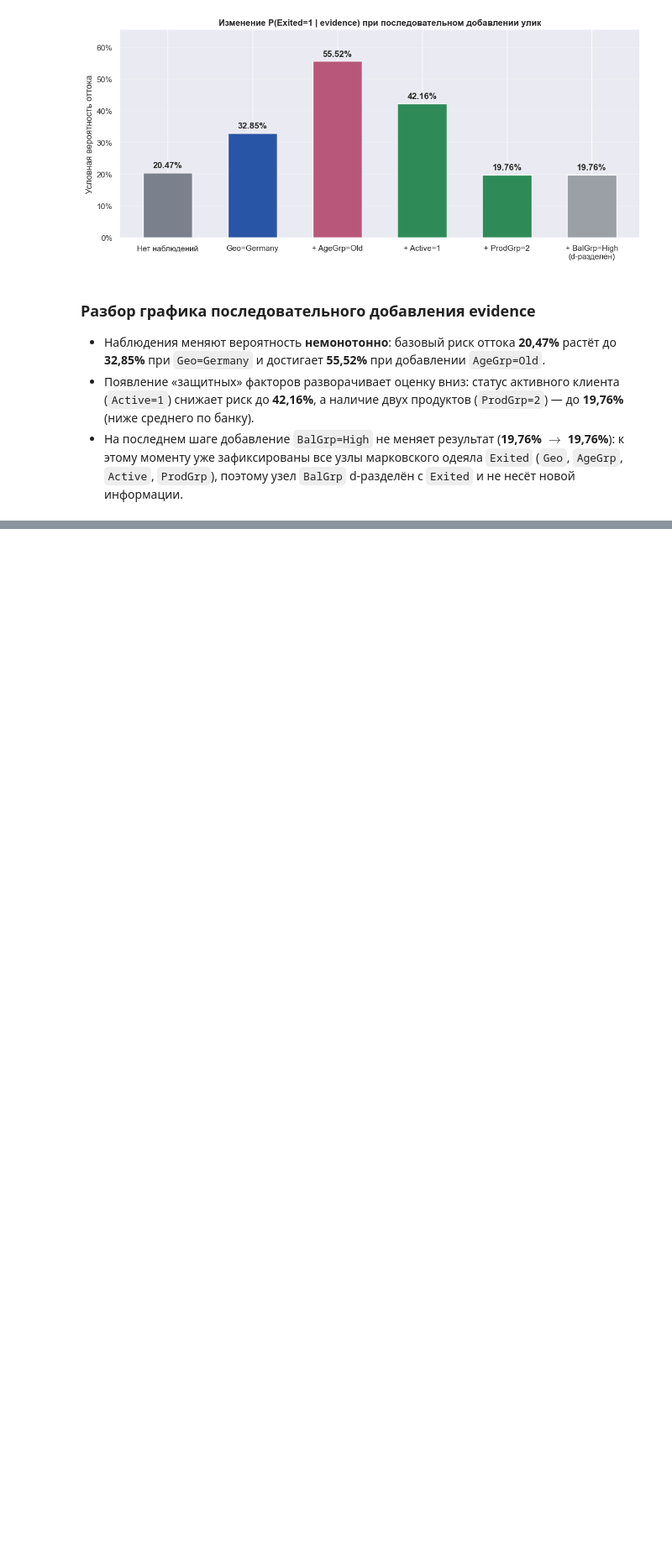
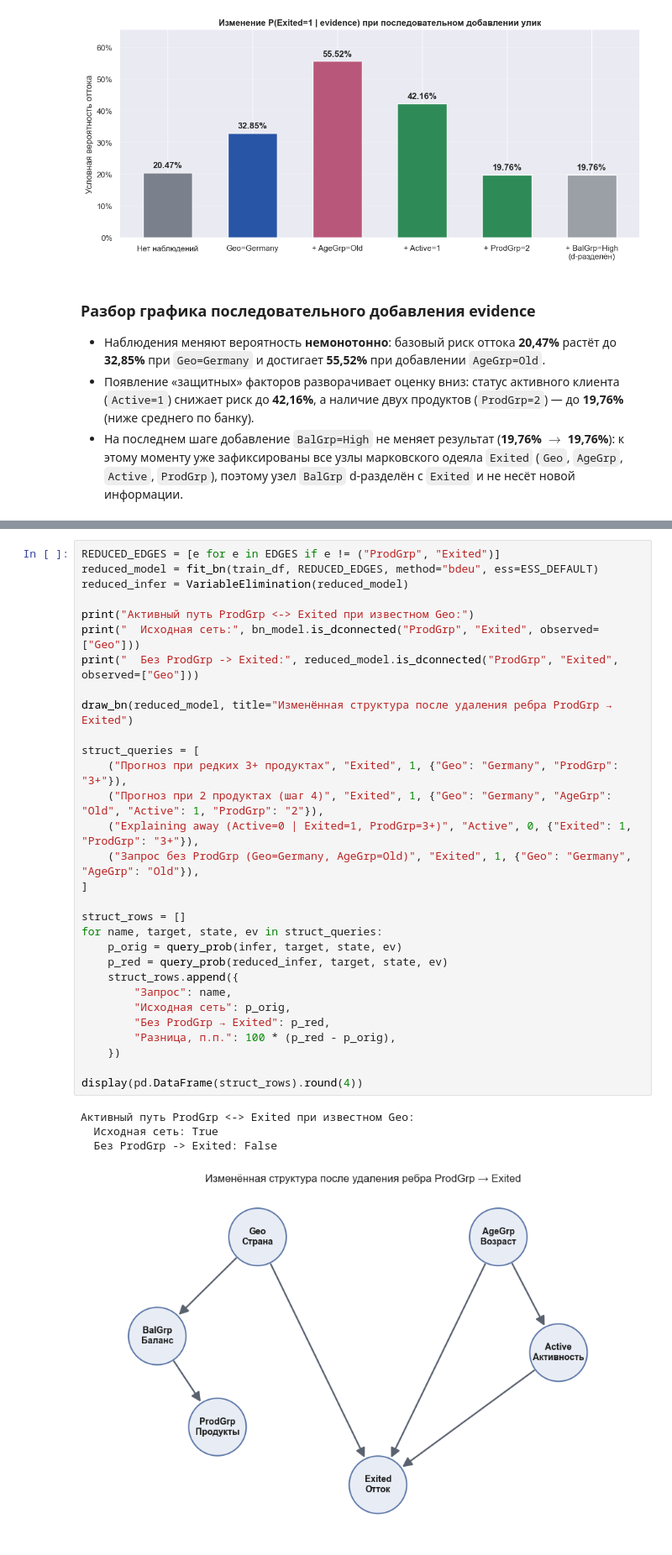
Before and after one commit to CerN04/ml_course_mai, a Jupyter notebook: bayesian/lab4.ipynb, the cells around one changed output, grey strips where cells are left out. Shown at 84% size. Cells and saved outputs as stored; diff of their text form; blank space fills up the shorter version.

```diff
--- a/bayesian/lab4.ipynb
+++ b/bayesian/lab4.ipynb
@@ -753,0 +761,35 @@ plt.show()
+# %%
+REDUCED_EDGES = [e for e in EDGES if e != ("ProdGrp", "Exited")]
+reduced_model = fit_bn(train_df, REDUCED_EDGES, method="bdeu", ess=ESS_DEFAULT)
+reduced_infer = VariableElimination(reduced_model)
+
+print("Активный путь ProdGrp <-> Exited при известном Geo:")
+print("  Исходная сеть:", bn_model.is_dconnected("ProdGrp", "Exited", observed=["Geo"]))
+print("  Без ProdGrp -> Exited:", reduced_model.is_dconnected("ProdGrp", "Exited", observed=["Geo"]))
+
+draw_bn(reduced_model, title="Изменённая структура после удаления ребра ProdGrp → Exited")
+
+struct_queries = [
+    ("Прогноз при редких 3+ продуктах", "Exited", 1, {"Geo": "Germany", "ProdGrp": "3+"}),
+    ("Прогноз при 2 продуктах (шаг 4)", "Exited", 1, {"Geo": "Germany", "AgeGrp": "Old", "Active": 1, "ProdGrp": "2"}),
+    ("Explaining away (Active=0 | Exited=1, ProdGrp=3+)", "Active", 0, {"Exited": 1, "ProdGrp": "3+"}),
+    ("Запрос без ProdGrp (Geo=Germany, AgeGrp=Old)", "Exited", 1, {"Geo": "Germany", "AgeGrp": "Old"}),
+]
+
+struct_rows = []
+for name, target, state, ev in struct_queries:
+    p_orig = query_prob(infer, target, state, ev)
+    p_red = query_prob(reduced_infer, target, state, ev)
+    struct_rows.append({
+        "Запрос": name,
+        "Исходная сеть": p_orig,
+        "Без ProdGrp → Exited": p_red,
+        "Разница, п.п.": 100 * (p_red - p_orig),
+    })
+
+display(pd.DataFrame(struct_rows).round(4))
+# %% [output]
+Активный путь ProdGrp <-> Exited при известном Geo:
+  Исходная сеть: True
+  Без ProdGrp -> Exited: False
+[figure, added]
```
Also changed, not shown: parts of 10 cells of this notebook.
